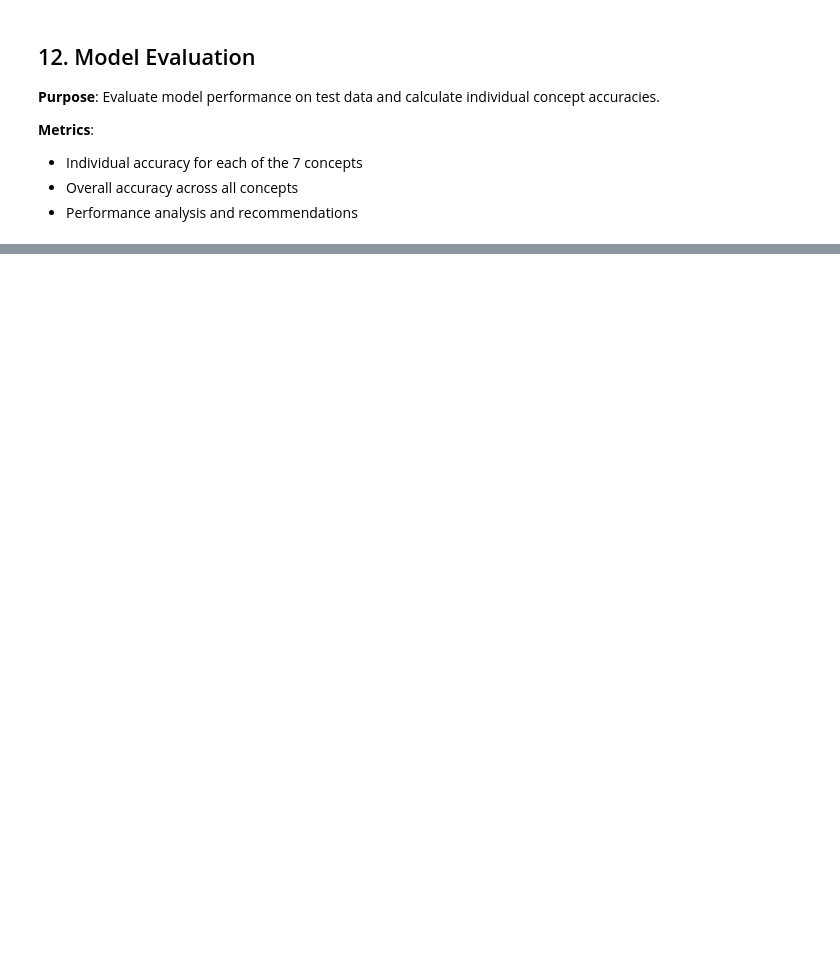
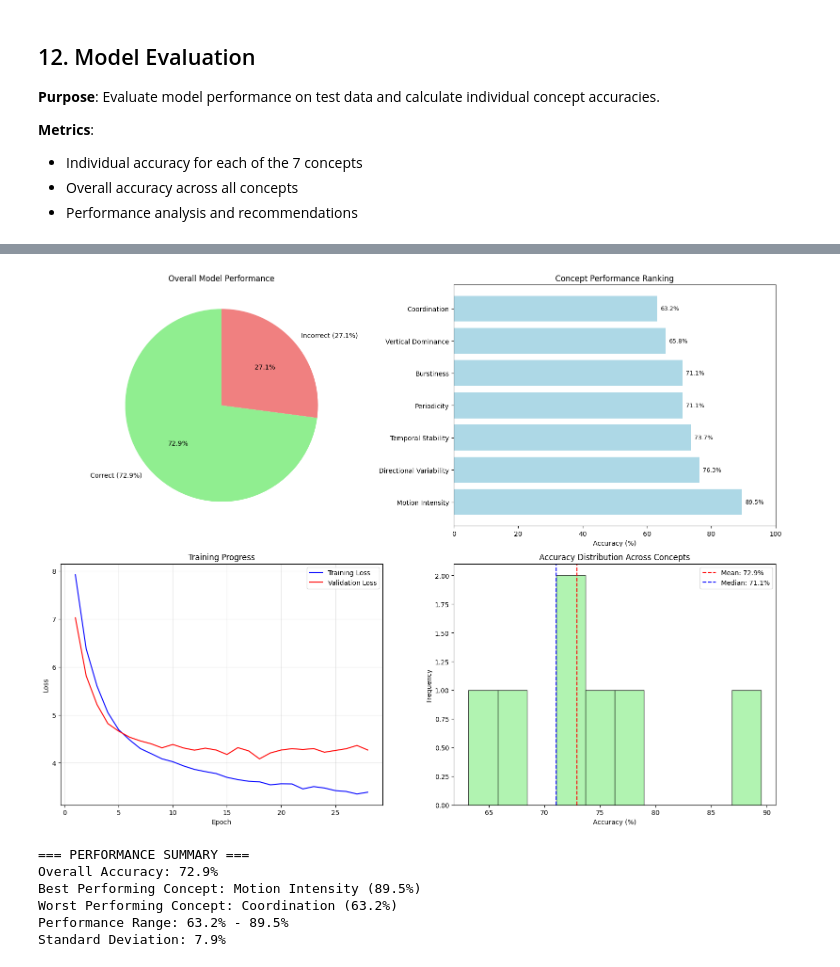
Before and after one commit to tudormatei/dsai-project, a Jupyter notebook: model-training/quick_train_cnn.ipynb, the cells around one changed output, grey strips where cells are left out. Drawn from its saved outputs; the diff is of its cells as text; code cells hidden in the pictures; blank space fills up the shorter version.

```diff
--- a/model-training/quick_train_cnn.ipynb
+++ b/model-training/quick_train_cnn.ipynb
@@ -772,0 +939,67 @@ Note: Static context is used internally to help motion concepts but is not evalu
+# %%
+# Performance Summary Dashboard
+fig, ((ax1, ax2), (ax3, ax4)) = plt.subplots(2, 2, figsize=(16, 12))
+
+# 1. Overall Performance Summary
+ax1.pie([overall_acc*100, 100-overall_acc*100],
+        labels=[f'Correct ({overall_acc*100:.1f}%)', f'Incorrect ({100-overall_acc*100:.1f}%)'],
+        colors=['lightgreen', 'lightcoral'], autopct='%1.1f%%', startangle=90)
+ax1.set_title('Overall Model Performance')
+
+# 2. Concept Performance Ranking
+sorted_concepts = sorted(zip(concepts, accuracies), key=lambda x: x[1], reverse=True)
+sorted_names, sorted_accs = zip(*sorted_concepts)
+
+bars = ax2.barh(range(len(sorted_names)), sorted_accs, color='lightblue')
+ax2.set_yticks(range(len(sorted_names)))
+ax2.set_yticklabels(sorted_names)
+ax2.set_xlabel('Accuracy (%)')
+ax2.set_title('Concept Performance Ranking')
+ax2.set_xlim(0, 100)
+
+# Add value labels
+for i, (bar, acc) in enumerate(zip(bars, sorted_accs)):
+    ax2.text(bar.get_width() + 1, bar.get_y() + bar.get_height()/2,
+             f'{acc:.1f}%', va='center', fontsize=9)
+
+# 3. Training Progress (if available)
+if 'loss' in history.history:
+    epochs = range(1, len(history.history['loss']) + 1)
+    ax3.plot(epochs, history.history['loss'], 'b-', label='Training Loss')
+    if 'val_loss' in history.history:
+        ax3.plot(epochs, history.history['val_loss'], 'r-', label='Validation Loss')
+    ax3.set_title('Training Progress')
+    ax3.set_xlabel('Epoch')
+    ax3.set_ylabel('Loss')
+    ax3.legend()
+    ax3.grid(True, alpha=0.3)
+
+# 4. Performance Distribution
+ax4.hist(accuracies, bins=10, color='lightgreen', alpha=0.7, edgecolor='black')
+ax4.axvline(np.mean(accuracies), color='red', linestyle='--',
+           label=f'Mean: {np.mean(accuracies):.1f}%')
+ax4.axvline(np.median(accuracies), color='blue', linestyle='--',
+           label=f'Median: {np.median(accuracies):.1f}%')
+ax4.set_title('Accuracy Distribution Across Concepts')
+ax4.set_xlabel('Accuracy (%)')
+ax4.set_ylabel('Frequency')
+ax4.legend()
+
+plt.tight_layout()
+plt.show()
+
+# Print performance summary
+print(f"\n=== PERFORMANCE SUMMARY ===")
+print(f"Overall Accuracy: {overall_acc*100:.1f}%")
+print(f"Best Performing Concept: {sorted_names[0]} ({sorted_accs[0]:.1f}%)")
+print(f"Worst Performing Concept: {sorted_names[-1]} ({sorted_accs[-1]:.1f}%)")
+print(f"Performance Range: {sorted_accs[-1]:.1f}% - {sorted_accs[0]:.1f}%")
+print(f"Standard Deviation: {np.std(accuracies):.1f}%")
+# %% [output]
+[figure, added]
+=== PERFORMANCE SUMMARY ===
+Overall Accuracy: 72.9%
+Best Performing Concept: Motion Intensity (89.5%)
+Worst Performing Concept: Coordination (63.2%)
+Performance Range: 63.2% - 89.5%
+Standard Deviation: 7.9%
```
Also changed, not shown: parts of 10 cells of this notebook.
